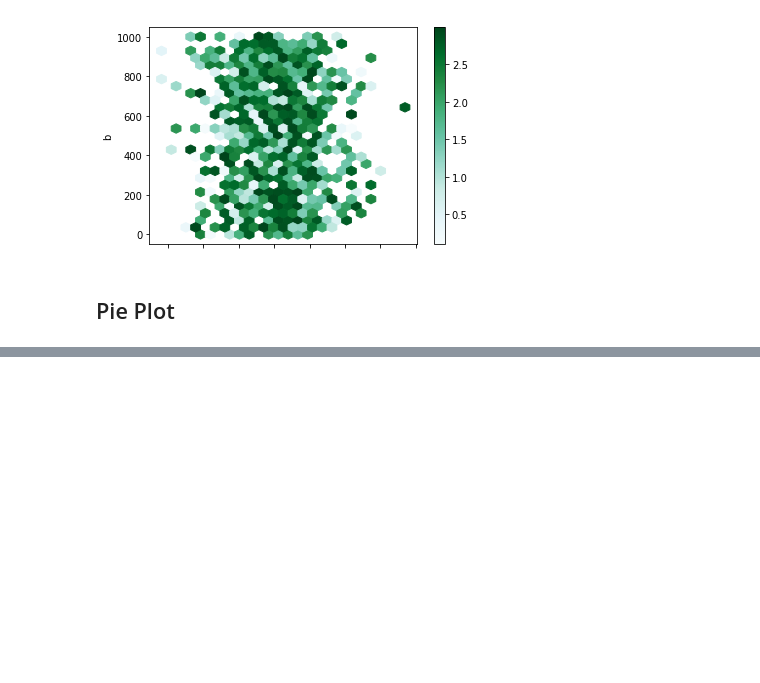
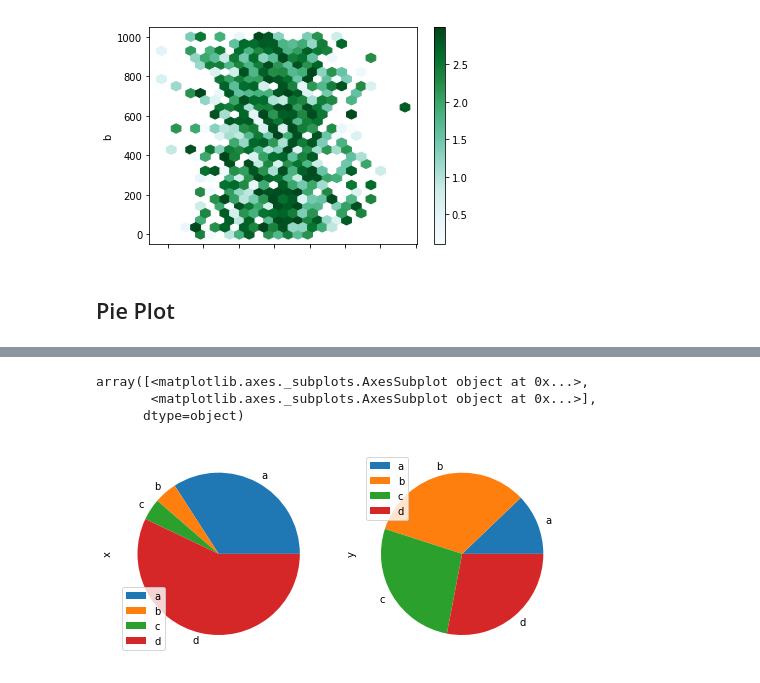
Before and after one commit to anandvipul/DataVisualization, a Jupyter notebook: Pandas Visualization.ipynb, the cells around one changed output, grey strips where cells are left out. Drawn from its saved outputs; the diff is of its cells as text; code cells hidden in the pictures; blank space fills up the shorter version.

```diff
--- a/Pandas Visualization.ipynb
+++ b/Pandas Visualization.ipynb
@@ -326,0 +334,11 @@ df.plot.hexbin(x = 'a', y = 'b', C = 'z', \
+# %%
+df = pd.DataFrame(3*np.random.rand(4,2),\
+                 index = ['a', 'b', 'c', 'd'], \
+                  columns = ['x', 'y'])
+# %%
+df.plot.pie(subplots = True, figsize = (8,4))
+# %% [output]
+array([<matplotlib.axes._subplots.AxesSubplot object at 0x...>,
+       <matplotlib.axes._subplots.AxesSubplot object at 0x...>],
+      dtype=object)
+[figure, added]
```
Also changed, not shown: parts of 28 cells of this notebook.
